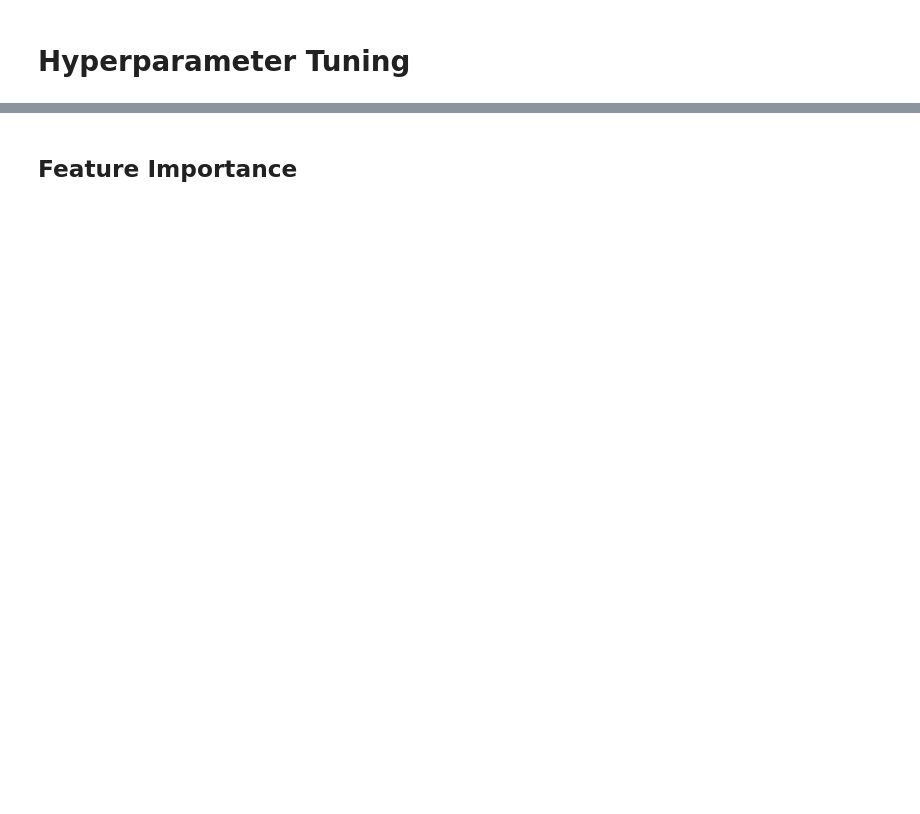
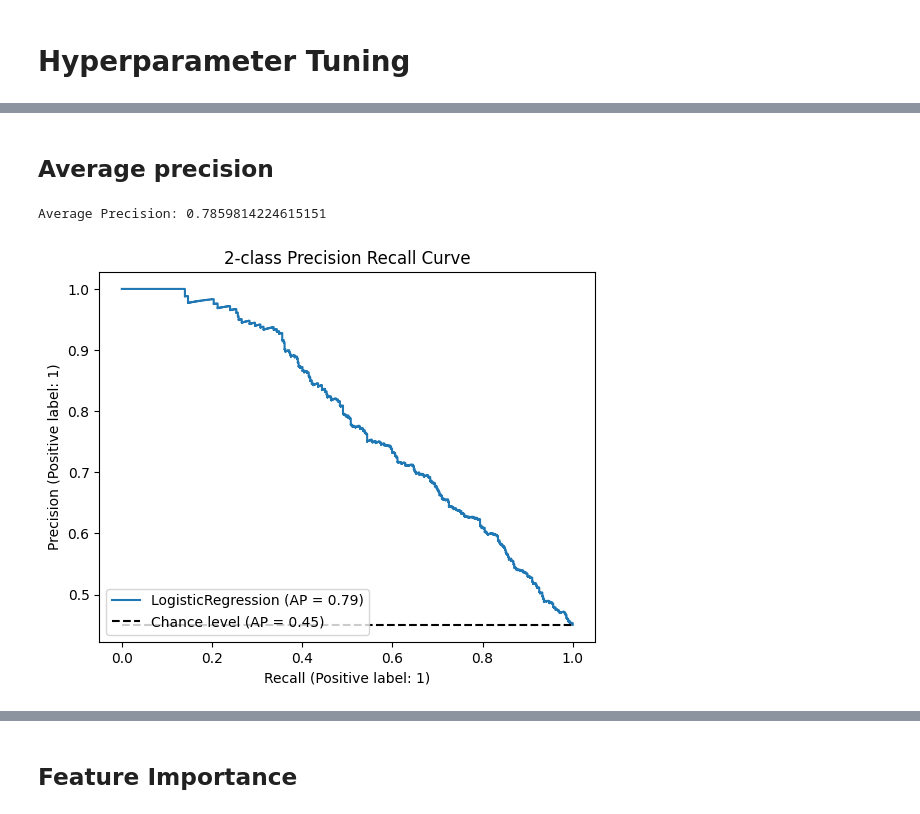
Before and after one commit to deepakbastola/malnutrition, a Jupyter notebook: models/XGBoost.ipynb, the cells around one changed output, grey strips where cells are left out. Saved outputs shown, nothing was run; the diff lists cells and outputs as text; code cells hidden in the pictures; blank space fills up the shorter version.

```diff
--- a/models/XGBoost.ipynb
+++ b/models/XGBoost.ipynb
@@ -195,0 +131,19 @@ weighted avg       0.20      0.45      0.28       717
+# %% [markdown]
+## Average precision
+# %%
+y_probas_tune = xgb_tune.predict_proba(X_test)[:, 1]
+print(f'Average Precision: {average_precision_score(y_test, y_probas_tune)}')
+# %% [output]
+Average Precision: 0.7859814224615151
+# %%
+display = PrecisionRecallDisplay.from_estimator(
+    xgb_tune,
+    X_test,
+    y_test,
+    name="LogisticRegression",
+    plot_chance_level = True,
+)
+display.ax_.set_title('2-class Precision Recall Curve')
+plt.show()
+# %% [output]
+[figure, added]
```
Also changed, not shown: parts of 19 cells of this notebook, 1 other file.
